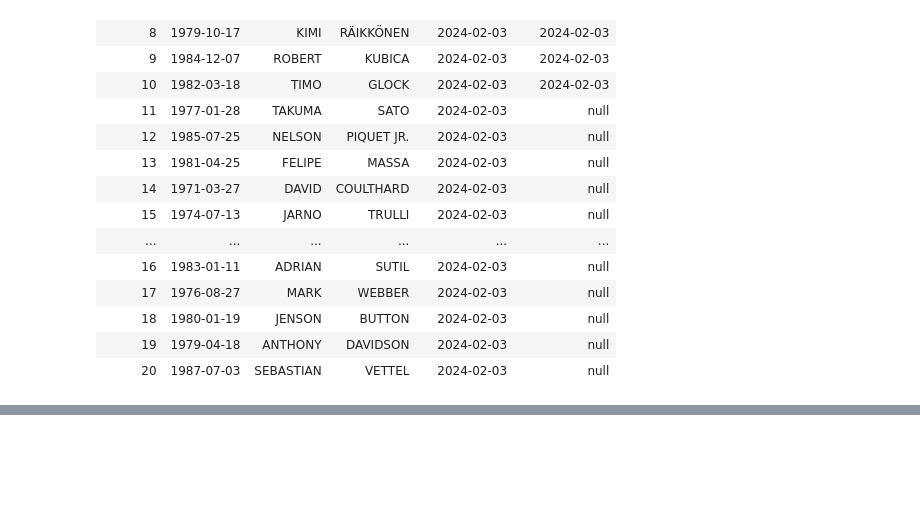
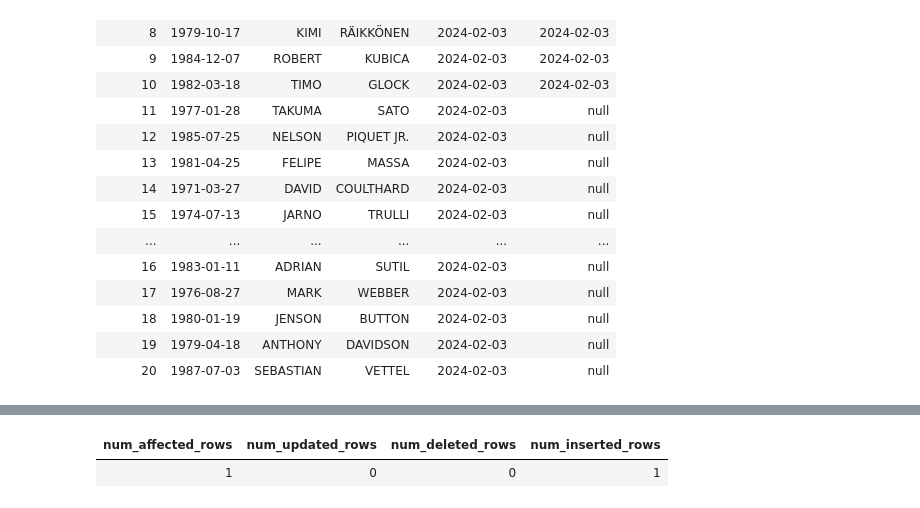
Before and after one commit to vajay8679/Ineuron, a Jupyter notebook: Azure Databricks & Spark For Data Engineers (PySpark-SQL)/Formula1 Project Overview/Delta_Lake/10.delta_lake_demo.ipynb, the cells around one changed output, grey strips where cells are left out. Saved outputs shown, nothing was run; the diff lists cells and outputs as text; code cells hidden in the pictures; blank space fills up the shorter version.

```diff
--- a/Azure Databricks & Spark For Data Engineers (PySpark-SQL)/Formula1 Project Overview/Delta_Lake/10.delta_lake_demo.ipynb
+++ b/Azure Databricks & Spark For Data Engineers (PySpark-SQL)/Formula1 Project Overview/Delta_Lake/10.delta_lake_demo.ipynb
@@ -457,0 +682,12 @@ select * from f1_demo.drivers_merge;
+# %%
+%sql
+--merge command use to restore deleted record
+
+merge into f1_demo.drivers_merge tgt
+using f1_demo.drivers_merge version as of 3 src
+on (tgt.driverId = src.driverId)
+when not matched then
+insert *
+# %% [output]
+| num_affected_rows | num_updated_rows | num_deleted_rows | num_inserted_rows |
+| 1 | 0 | 0 | 1 |
```
Also changed, not shown: parts of 35 cells of this notebook, 1 other file.
